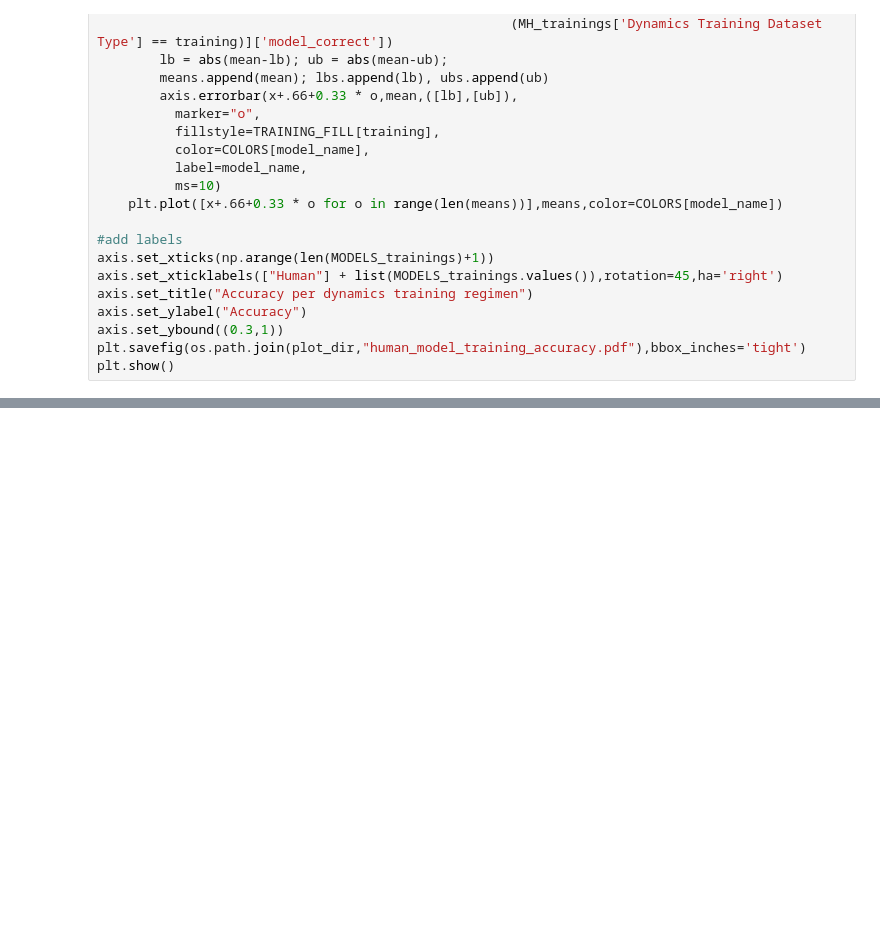
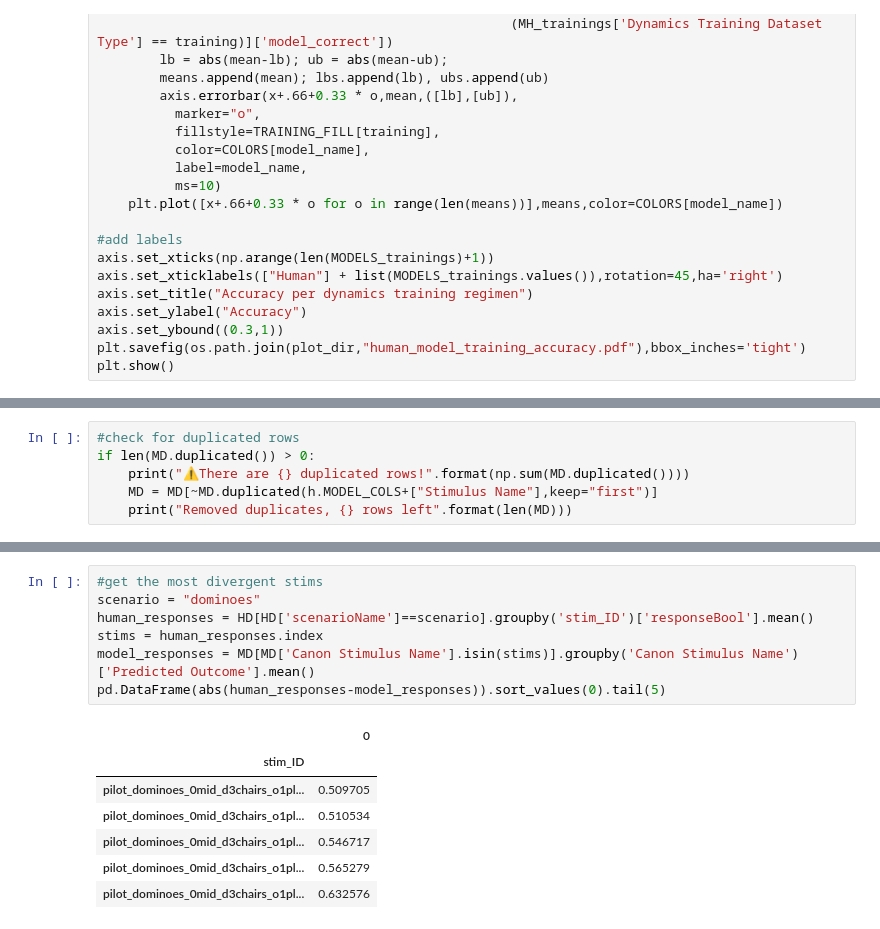
Before and after one commit to cogtoolslab/physics-benchmarking-neurips2021, a Jupyter notebook: analysis/paper_plots.ipynb, the cells around one changed output, grey strips where cells are left out. Saved outputs shown, nothing was run; the diff lists cells and outputs as text; blank space fills up the shorter version.

```diff
--- a/analysis/paper_plots.ipynb
+++ b/analysis/paper_plots.ipynb
@@ -579,0 +667,6 @@ plt.show()
+# %%
+#check for duplicated rows
+if len(MD.duplicated()) > 0:
+    print("⚠️There are {} duplicated rows!".format(np.sum(MD.duplicated())))
+    MD = MD[~MD.duplicated(h.MODEL_COLS+["Stimulus Name"],keep="first")]
+    print("Removed duplicates, {} rows left".format(len(MD)))
@@ -579,0 +759,15 @@ plt.show()
+# %%
+#get the most divergent stims
+scenario = "dominoes"
+human_responses = HD[HD['scenarioName']==scenario].groupby('stim_ID')['responseBool'].mean()
+stims = human_responses.index
+model_responses = MD[MD['Canon Stimulus Name'].isin(stims)].groupby('Canon Stimulus Name')['Predicted Outcome'].mean()
+pd.DataFrame(abs(human_responses-model_responses)).sort_values(0).tail(5)
+# %% [output]
+|  | 0 |
+| stim_ID |  |
+| pilot_dominoes_0mid_d3chairs_o1pl... | 0.509705 |
+| pilot_dominoes_0mid_d3chairs_o1pl... | 0.510534 |
+| pilot_dominoes_0mid_d3chairs_o1pl... | 0.546717 |
+| pilot_dominoes_0mid_d3chairs_o1pl... | 0.565279 |
+| pilot_dominoes_0mid_d3chairs_o1pl... | 0.632576 |
```
Also changed, not shown: parts of 28 cells of this notebook.
